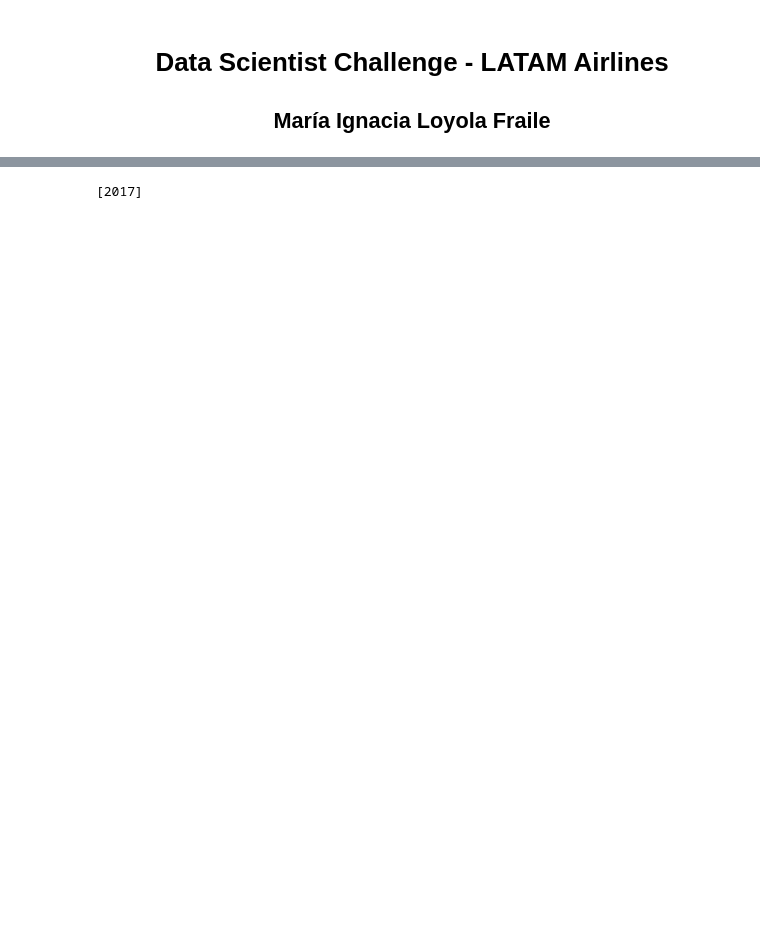
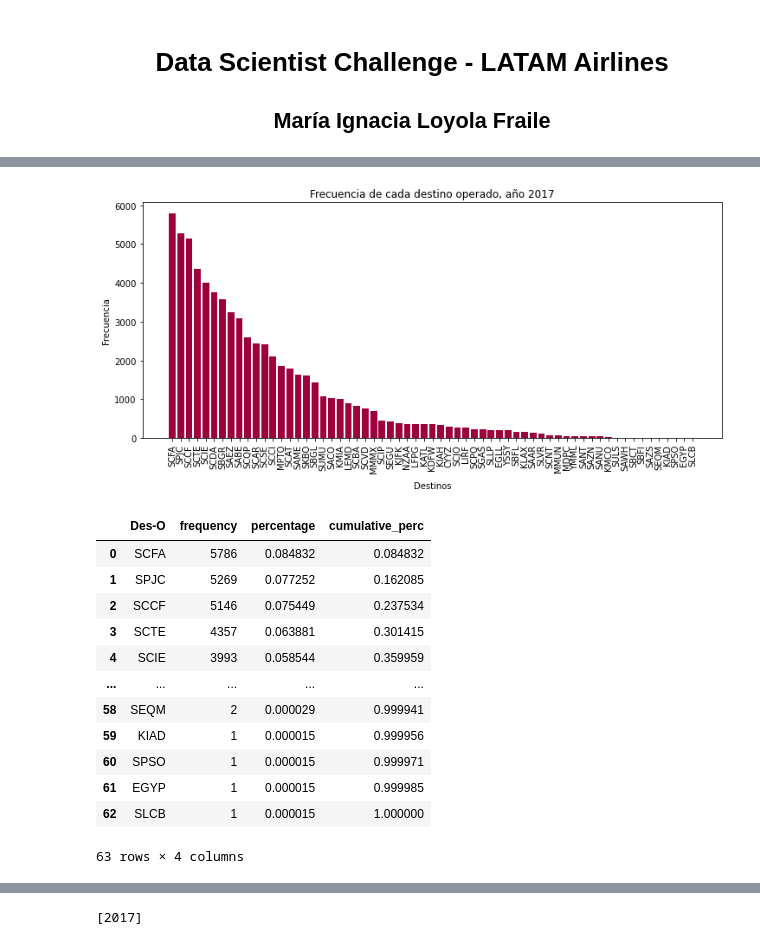
Before and after one commit to ignacialoyfra/ChallengeDataScientist-Ignacia-Loyola, a Jupyter notebook: solution.ipynb, the cells around one changed output, grey strips where cells are left out. Cells and saved outputs as stored; diff of their text form; code cells hidden in the pictures; blank space fills up the shorter version.

```diff
--- a/solution.ipynb
+++ b/solution.ipynb
@@ -206,0 +418,25 @@ def dia_semana(data, col):
+# %%
+destinos_O = freq_tbl(df['Des-O'])
+plt.figure(figsize=(12,5))
+plt.bar(destinos_O['Des-O'],destinos_O['frequency'], color = '#9d003b')
+plt.xticks(rotation = 90)
+plt.xlabel('Destinos', labelpad=10)
+plt.ylabel('Frecuencia')
+plt.title('Frecuencia de cada destino operado, año 2017')
+plt.show()
+destinos_O
+# %% [output]
+[figure, added]
+|  | Des-O | frequency | percentage | cumulative_perc |
+| 0 | SCFA | 5786 | 0.084832 | 0.084832 |
+| 1 | SPJC | 5269 | 0.077252 | 0.162085 |
+| 2 | SCCF | 5146 | 0.075449 | 0.237534 |
+| 3 | SCTE | 4357 | 0.063881 | 0.301415 |
+| 4 | SCIE | 3993 | 0.058544 | 0.359959 |
+| ... | ... | ... | ... | ... |
+| 58 | SEQM | 2 | 0.000029 | 0.999941 |
+| 59 | KIAD | 1 | 0.000015 | 0.999956 |
+| 60 | SPSO | 1 | 0.000015 | 0.999971 |
+| 61 | EGYP | 1 | 0.000015 | 0.999985 |
+| 62 | SLCB | 1 | 0.000015 | 1.000000 |
+63 rows × 4 columns
```
Also changed, not shown: parts of 34 cells of this notebook.
